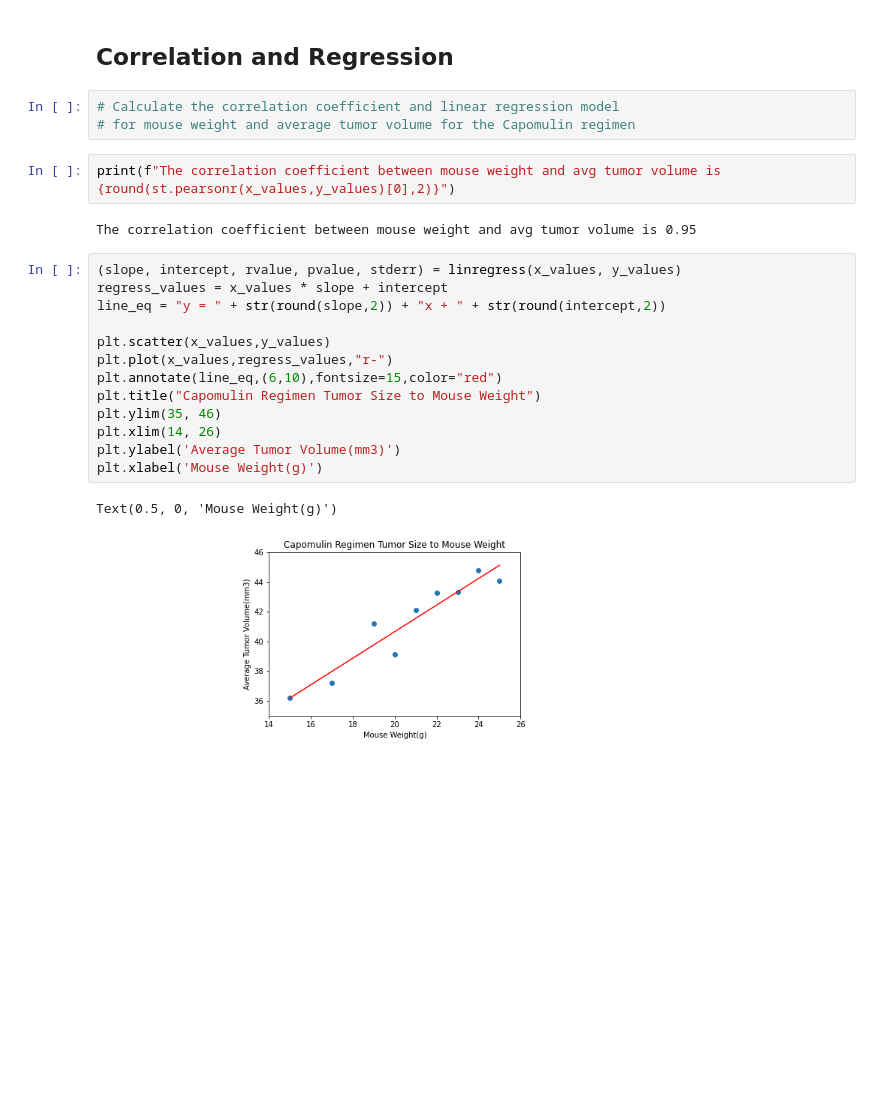
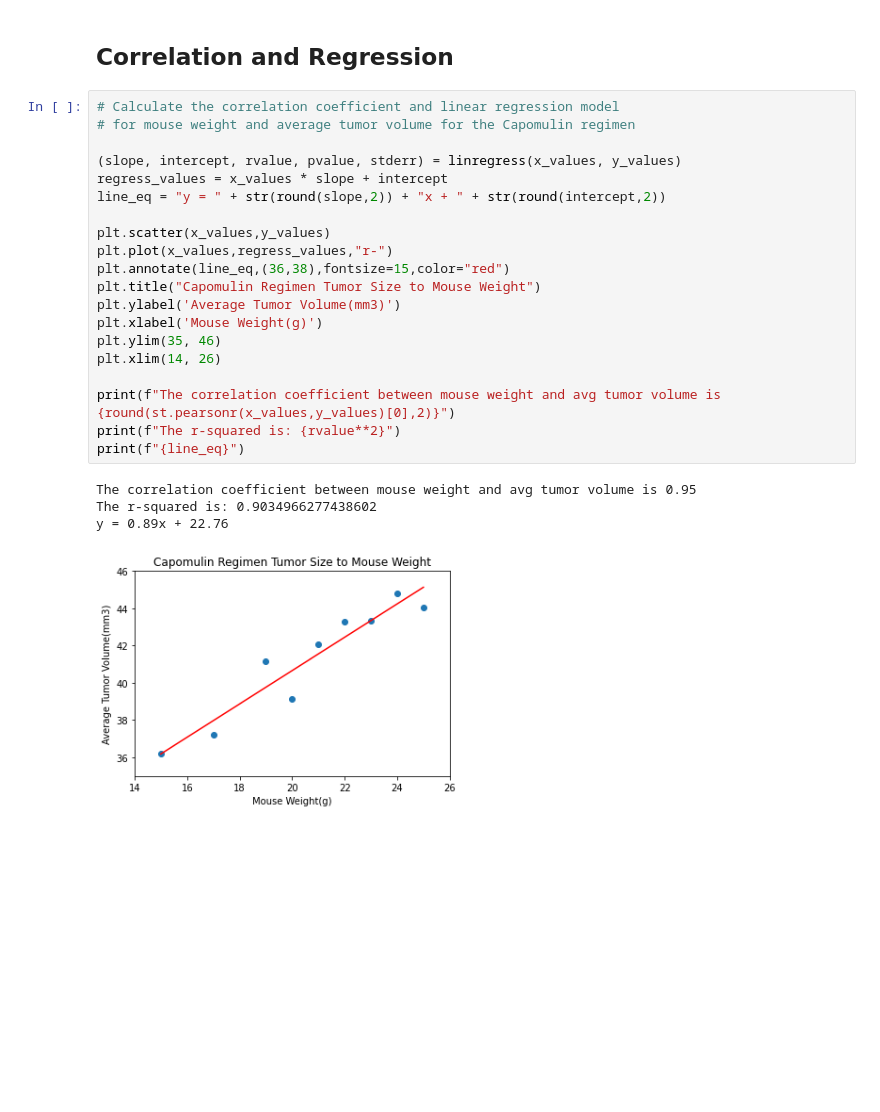
Before and after one commit to pulliam-chris/Matplotlib-Pharma, a Jupyter notebook: pymaceuticals_main.ipynb, the cells around one changed output. Cells and saved outputs as stored; diff of their text form; blank space fills up the shorter version.

Commit message:
fix previous dup syntax work and still not getting regression line equation on graph

```diff
--- a/pymaceuticals_main.ipynb
+++ b/pymaceuticals_main.ipynb
@@ -400,26 +401,28 @@ Text(0.5, 0, 'Mouse Weight(g)')
 [figure]
 # %% [markdown]
 ## Correlation and Regression
-# %%
-# Calculate the correlation coefficient and linear regression model
-# for mouse weight and average tumor volume for the Capomulin regimen
-# %%
-print(f"The correlation coefficient between mouse weight and avg tumor volume is {round(st.pearsonr(x_values,y_values)[0],2)}")
-# %% [output]
-The correlation coefficient between mouse weight and avg tumor volume is 0.95
 # %%
+# Calculate the correlation coefficient and linear regression model
+# for mouse weight and average tumor volume for the Capomulin regimen
+
 (slope, intercept, rvalue, pvalue, stderr) = linregress(x_values, y_values)
 regress_values = x_values * slope + intercept
 line_eq = "y = " + str(round(slope,2)) + "x + " + str(round(intercept,2))
 
 plt.scatter(x_values,y_values)
 plt.plot(x_values,regress_values,"r-")
-plt.annotate(line_eq,(6,10),fontsize=15,color="red")
+plt.annotate(line_eq,(36,38),fontsize=15,color="red")
 plt.title("Capomulin Regimen Tumor Size to Mouse Weight")
+plt.ylabel('Average Tumor Volume(mm3)')
+plt.xlabel('Mouse Weight(g)')
 plt.ylim(35, 46)
 plt.xlim(14, 26)
-plt.ylabel('Average Tumor Volume(mm3)')
-plt.xlabel('Mouse Weight(g)')
+
+print(f"The correlation coefficient between mouse weight and avg tumor volume is {round(st.pearsonr(x_values,y_values)[0],2)}")
+print(f"The r-squared is: {rvalue**2}")
+print(f"{line_eq}")
 # %% [output]
-Text(0.5, 0, 'Mouse Weight(g)')
+The correlation coefficient between mouse weight and avg tumor volume is 0.95
+The r-squared is: 0.9034966277438602
+y = 0.89x + 22.76
-[figure, old version]
+[figure, new version]
```
Also changed, not shown: parts of 2 cells of this notebook.
